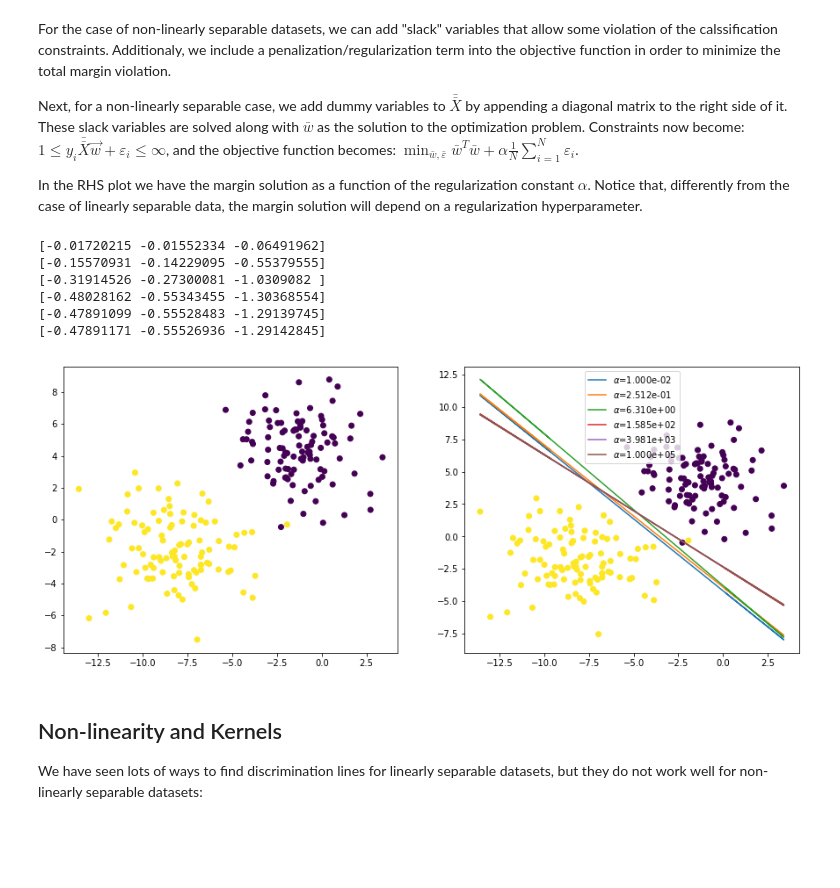
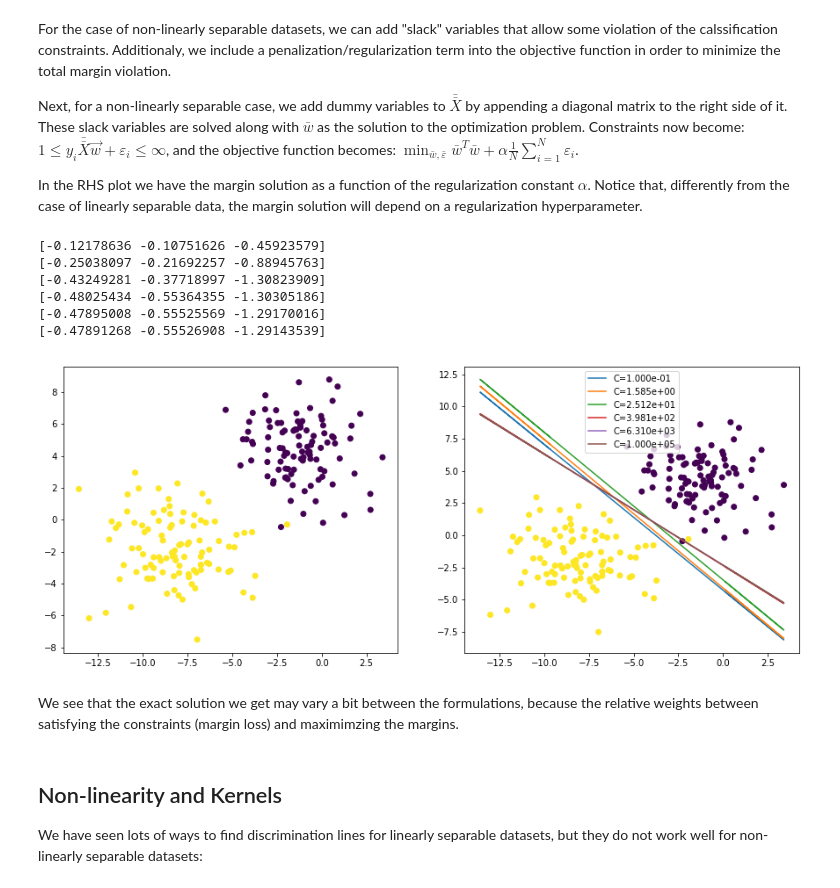
Before and after one commit to medford-group/data_analytics_ChE, a Jupyter notebook: 3-classification/lecture-support_vector_machines.ipynb, the cells around one changed output. Saved outputs shown, nothing was run; the diff lists cells and outputs as text; code cells hidden in the pictures; blank space fills up the shorter version.

```diff
--- a/3-classification/lecture-support_vector_machines.ipynb
+++ b/3-classification/lecture-support_vector_machines.ipynb
@@ -164,12 +165,12 @@ Support vector machines may sound scary, but as you can see above they are reall
 In the following example, where data is linearly separable, we use a trust-region method to minimize $\vec{w}^T\vec{w}$ subject to linear constraints
 $1\le y_i \bar{\bar{X}}\vec{w}\le\infty$.
 # %%
-from scipy.optimize import minimize, Bounds, LinearConstraint
+from scipy.optimize import minimize, LinearConstraint
 
 X_ = X.copy()
-X_ = np.concatenate((X_,np.ones([X_.shape[0],1])),axis=1)*y.reshape(-1,1)
+Xy = np.concatenate((X_,np.ones([X_.shape[0],1])),axis=1)*y.reshape(-1,1)
 
-cons = [LinearConstraint(X_,[1.]*len(y),[np.inf]*len(y))]
+cons = [LinearConstraint(Xy,[1.]*len(y),[np.inf]*len(y))]
 fun = lambda w : np.dot(w[:-1].T,w[:-1])
 r = minimize(fun,x0=[1.,1.,1.],method='trust-constr',constraints=cons)
 w = r.x
@@ -189,43 +191,44 @@ Next, for a non-linearly separable case, we add dummy variables to $\bar{\bar{X}
 
 In the RHS plot we have the margin solution as a function of the regularization constant $\alpha$. Notice that, differently from the case of linearly separable data, the margin solution will depend on a regularization hyperparameter.
 # %%
-from scipy.optimize import minimize, Bounds, LinearConstraint
+from scipy.optimize import minimize, LinearConstraint
 X2 = X.copy()
 X2[y>0]+=2
 
 X_ = np.concatenate((X2,np.ones([X_.shape[0],1])),axis=1)*y.reshape(-1,1)
 X_ = np.concatenate((X_,np.eye(len(y))),axis=1) # adding regularization terms
 fig, axes = plt.subplots(1,2,figsize=(15,6))
 axes[0].scatter(X2[:,0],X2[:,1],c=y)
 axes[1].scatter(X2[:,0],X2[:,1],c=prediction)
 
 #plot line
 
 w0 = [1.]*(2)+[1.]+[0.]*len(y)
-for alpha in np.logspace(-2,5,6): # regularization term
-    fun = lambda w : np.dot(w[:2].T,w[:2])+alpha*np.mean(w[3:])
+for C in np.logspace(-1,5,6): # regularization term
+    fun = lambda w : np.dot(w[:2].T,w[:2])+C*np.mean(w[3:])
 
     cons =  [LinearConstraint(X_,[1.]*len(y),[np.inf]*len(y))]
     cons += [LinearConstraint(np.eye(X.shape[0]+3),[-np.inf]*3+[0.]*len(y),[np.inf]*(len(y)+3))]
 
     r = minimize(fun,x0=w0,method='trust-constr',\
                  constraints=cons,\
-                 #bounds=bnds,\
                  options={'maxiter':int(1e3)})
 
     w = r.x
     w0 = w
     print(w[:3])
-    axes[1].plot(X2[:,0], -w[0]/w[1]*X2[:,0]-w[2]/w[1], ls='-',label=r'$\alpha$={:.3e}'.format(alpha));
+    axes[1].plot(X2[:,0], -w[0]/w[1]*X2[:,0]-w[2]/w[1], ls='-',label=r'C={:.3e}'.format(C));
 axes[1].legend();
 # %% [output]
-[-0.01720215 -0.01552334 -0.06491962]
-[-0.15570931 -0.14229095 -0.55379555]
-[-0.31914526 -0.27300081 -1.0309082 ]
-[-0.48028162 -0.55343455 -1.30368554]
-[-0.47891099 -0.55528483 -1.29139745]
-[-0.47891171 -0.55526936 -1.29142845]
+[-0.12178636 -0.10751626 -0.45923579]
+[-0.25038097 -0.21692257 -0.88945763]
+[-0.43249281 -0.37718997 -1.30823909]
+[-0.48025434 -0.55364355 -1.30305186]
+[-0.47895008 -0.55525569 -1.29170016]
+[-0.47891268 -0.55526908 -1.29143539]
-[figure, old version]
+[figure, new version]
+# %% [markdown]
+We see that the exact solution we get may vary a bit between the formulations, because the relative weights between satisfying the constraints (margin loss) and maximimzing the margins.
 # %% [markdown]
 ## Non-linearity and Kernels
 
```
Also changed, not shown: parts of 18 cells of this notebook.
